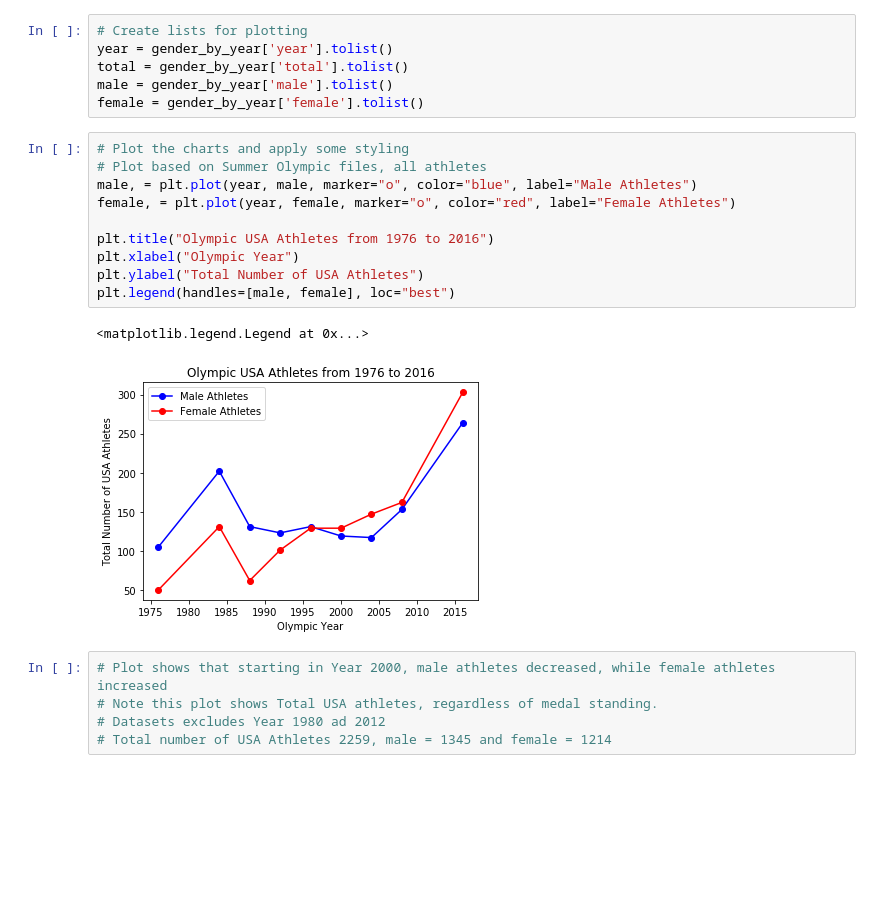
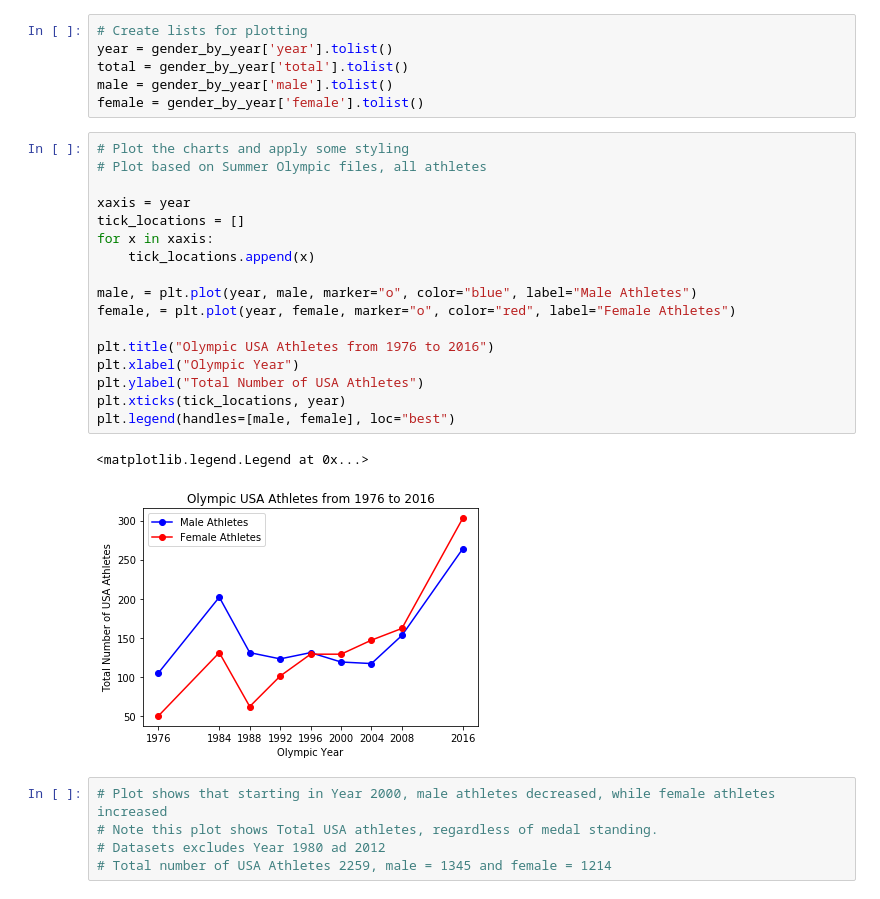
Before and after one commit to tnatoli29/Project-2, a Jupyter notebook: usa_athletes.ipynb, the cells around one changed output. Saved outputs shown, nothing was run; the diff lists cells and outputs as text; blank space fills up the shorter version.

```diff
--- a/usa_athletes.ipynb
+++ b/usa_athletes.ipynb
@@ -371,16 +371,23 @@ female = gender_by_year['female'].tolist()
 # %%
 # Plot the charts and apply some styling
 # Plot based on Summer Olympic files, all athletes
+
+xaxis = year
+tick_locations = []
+for x in xaxis:
+    tick_locations.append(x)
+
 male, = plt.plot(year, male, marker="o", color="blue", label="Male Athletes")
 female, = plt.plot(year, female, marker="o", color="red", label="Female Athletes")
 
 plt.title("Olympic USA Athletes from 1976 to 2016")
 plt.xlabel("Olympic Year")
 plt.ylabel("Total Number of USA Athletes")
+plt.xticks(tick_locations, year)
 plt.legend(handles=[male, female], loc="best")
 # %% [output]
 <matplotlib.legend.Legend at 0x...>
-[figure, old version]
+[figure, new version]
 # %%
 # Plot shows that starting in Year 2000, male athletes decreased, while female athletes increased
 # Note this plot shows Total USA athletes, regardless of medal standing.
```
Also changed, not shown: 1 other file.
